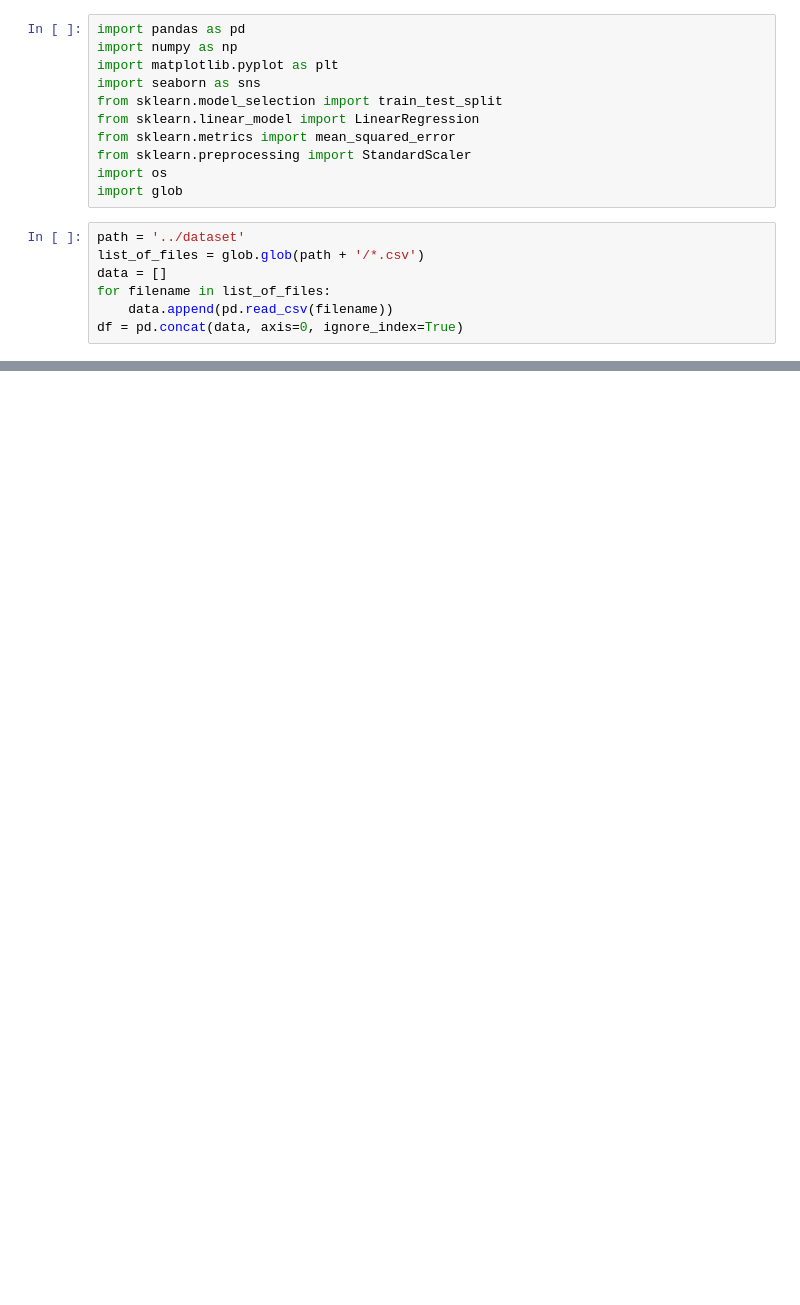
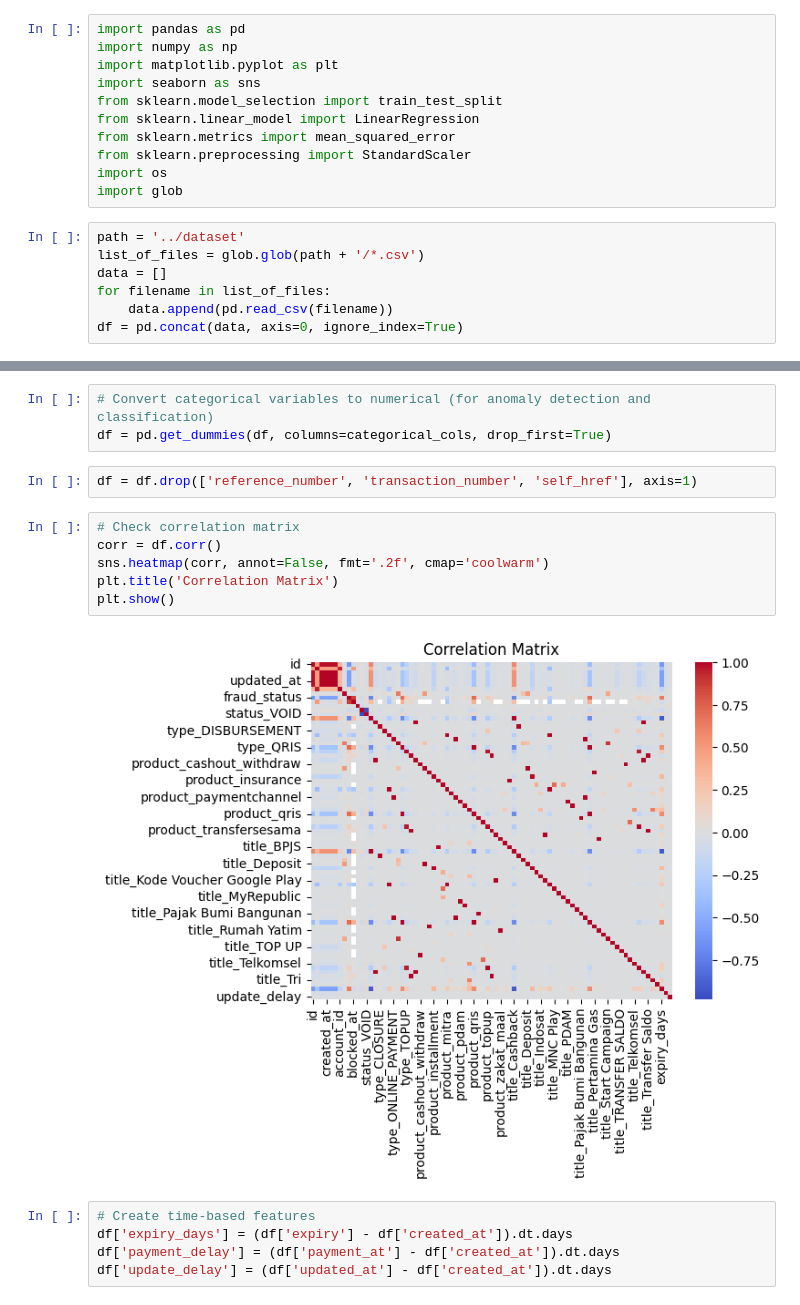
Before and after one commit to ap-lalu-s-khalid/mlops-fds, a Jupyter notebook: experiment/EDA.ipynb, the cells around one changed output, grey strips where cells are left out. Cells and saved outputs as stored; diff of their text form; blank space fills up the shorter version.

```diff
--- a/experiment/EDA.ipynb
+++ b/experiment/EDA.ipynb
@@ -27,0 +125,18 @@ df.head()
+# %%
+# Convert categorical variables to numerical (for anomaly detection and classification)
+df = pd.get_dummies(df, columns=categorical_cols, drop_first=True)
+# %%
+df = df.drop(['reference_number', 'transaction_number', 'self_href'], axis=1)
+# %%
+# Check correlation matrix
+corr = df.corr()
+sns.heatmap(corr, annot=False, fmt='.2f', cmap='coolwarm')
+plt.title('Correlation Matrix')
+plt.show()
+# %% [output]
+[figure, added]
+# %%
+# Create time-based features
+df['expiry_days'] = (df['expiry'] - df['created_at']).dt.days
+df['payment_delay'] = (df['payment_at'] - df['created_at']).dt.days
+df['update_delay'] = (df['updated_at'] - df['created_at']).dt.days
```
Also changed, not shown: parts of 9 cells of this notebook, 14 other files.
